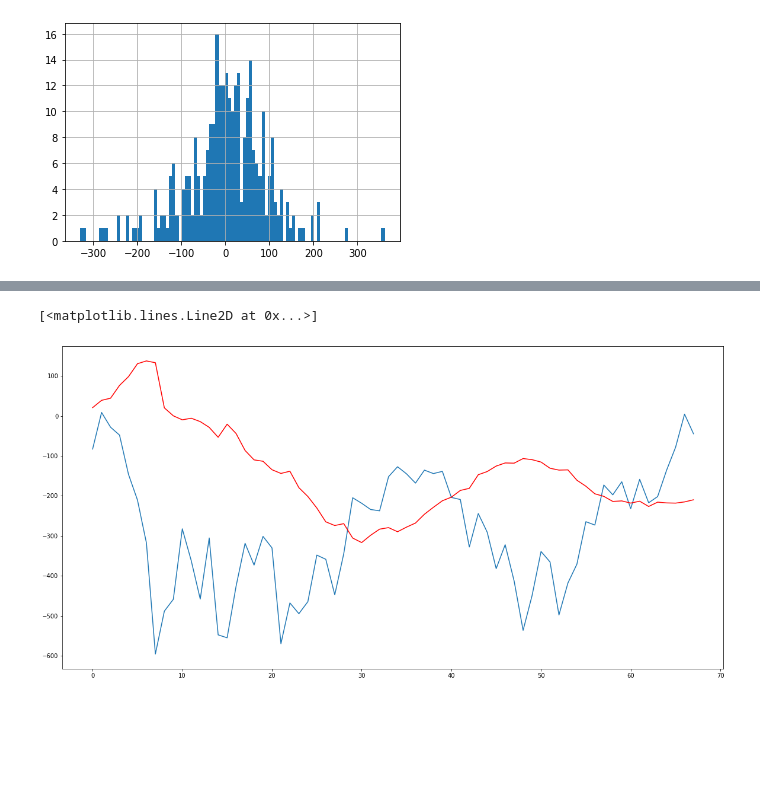
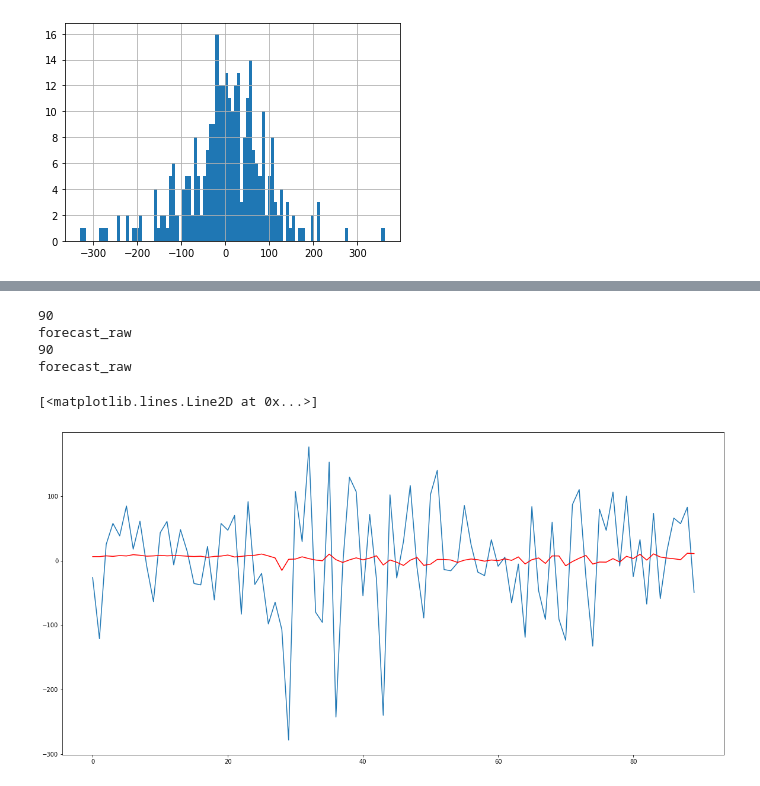
Before and after one commit to rutkowskaa/finalna_praca_licencjacka, a Jupyter notebook: results_IXIC.ipynb, the cells around one changed output, grey strips where cells are left out. Cells and saved outputs as stored; diff of their text form; code cells hidden in the pictures; blank space fills up the shorter version.

```diff
--- a/results_IXIC.ipynb
+++ b/results_IXIC.ipynb
@@ -298,8 +249,14 @@ forecast_raw
 # %%
-ar = AR_predict(data=ixic_vec_norm, p=1, test_ratio=.7, okno=1/4)
+ar = AR_predict(data=ixic_vec_norm, p=1, test_ratio=.7, okno=1/3)
 plt.figure(figsize=(20, 10))
-plt.plot(np.cumsum(ar.test.values[int(len(ar.test) * 1/4):]))
-plt.plot(np.cumsum(ar.predict()), c='r')
+print(len(ar.test.values))
+print(len(ar.forecast_raw()))
+plt.plot(ar.test.values)
+plt.plot(ar.forecast_raw(), c='r')
 # %% [output]
-[<matplotlib.lines.Line2D at 0x...>]
+90
+forecast_raw
+90
+forecast_raw
+[<matplotlib.lines.Line2D at 0x...>]
-[figure, old version]
+[figure, new version]
```
Also changed, not shown: parts of 16 cells of this notebook, 9 other files.
